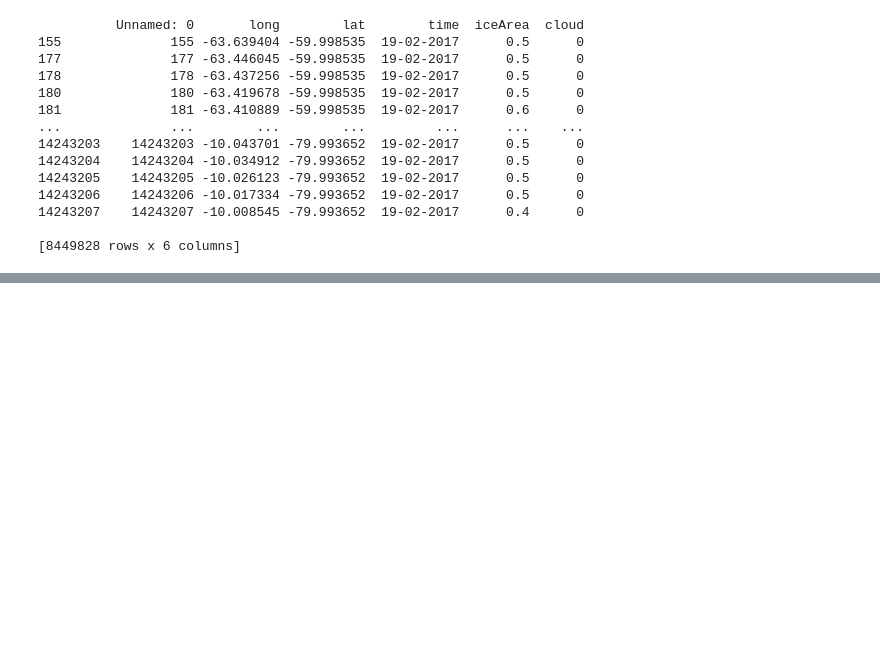
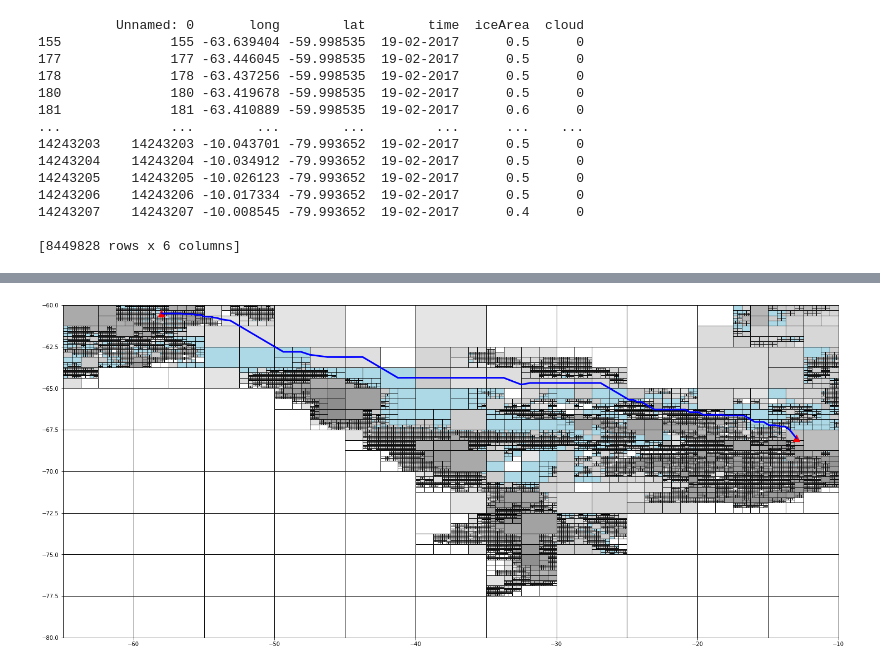
Before and after one commit to antarctica/PolarRoute, a Jupyter notebook: Modis_Testing.ipynb, the cells around one changed output, grey strips where cells are left out. Drawn from its saved outputs; the diff is of its cells as text; code cells hidden in the pictures; blank space fills up the shorter version.

```diff
--- a/Modis_Testing.ipynb
+++ b/Modis_Testing.ipynb
@@ -82,0 +114,4 @@ modis_grid.plot()
+# %%
+from RoutePlanner.Optimisation import TravelTime
+TT = TravelTime(modis_grid,OptInfo)
+Paths = TT.Paths(verbose=True,multiprocessing=False)
@@ -82,0 +129,4 @@ modis_grid.plot()
+# %%
+modis_grid.plot(waypoints=pd.read_csv(OptInfo['Route']['WayPoints']),paths=[Paths[0]])
+# %% [output]
+[figure, added]
```
Also changed, not shown: parts of 8 cells of this notebook, 2 other files.
